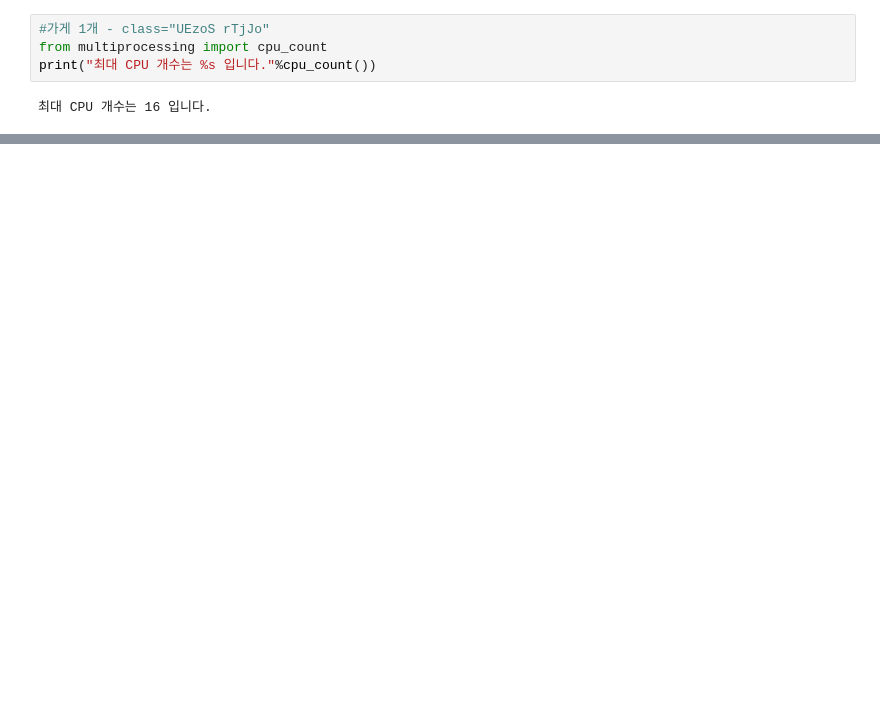
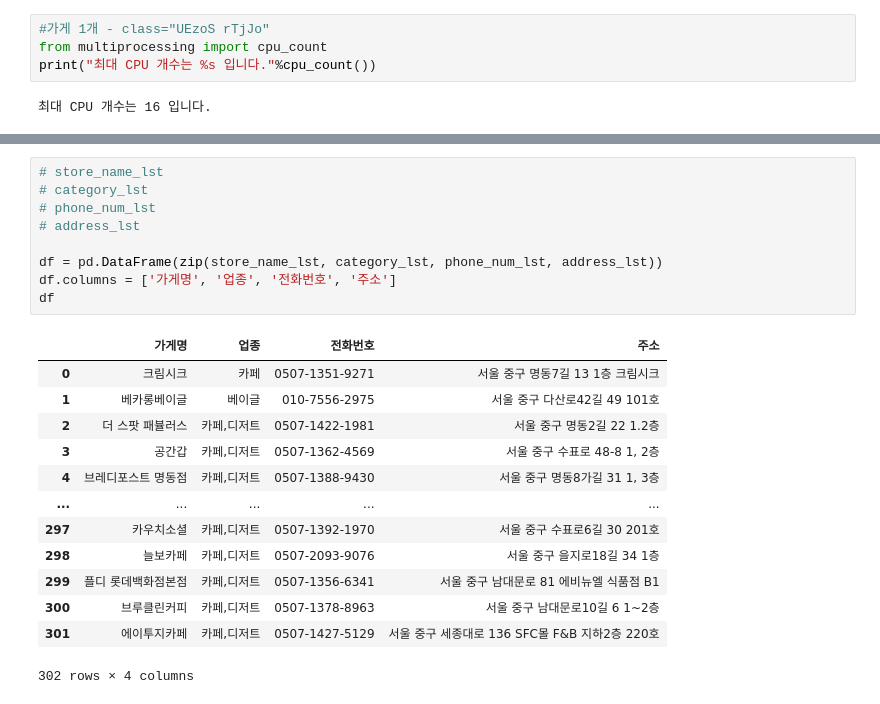
Before and after one commit to CSID-DGU/2024-1-DSCD-ASAP-4, a Jupyter notebook: codes/selenium.ipynb, the cells around one changed output, grey strips where cells are left out. Saved outputs shown, nothing was run; the diff lists cells and outputs as text; blank space fills up the shorter version.

```diff
--- a/codes/selenium.ipynb
+++ b/codes/selenium.ipynb
@@ -266,0 +275,23 @@ print("최대 CPU 개수는 %s 입니다."%cpu_count())
+# %%
+# store_name_lst
+# category_lst
+# phone_num_lst
+# address_lst
+
+df = pd.DataFrame(zip(store_name_lst, category_lst, phone_num_lst, address_lst))
+df.columns = ['가게명', '업종', '전화번호', '주소']
+df
+# %% [output]
+|  | 가게명 | 업종 | 전화번호 | 주소 |
+| 0 | 크림시크 | 카페 | 0507-1351-9271 | 서울 중구 명동7길 13 1층 크림시크 |
+| 1 | 베카롱베이글 | 베이글 | 010-7556-2975 | 서울 중구 다산로42길 49 101호 |
+| 2 | 더 스팟 패뷸러스 | 카페,디저트 | 0507-1422-1981 | 서울 중구 명동2길 22 1.2층 |
+| 3 | 공간갑 | 카페,디저트 | 0507-1362-4569 | 서울 중구 수표로 48-8 1, 2층 |
+| 4 | 브레디포스트 명동점 | 카페,디저트 | 0507-1388-9430 | 서울 중구 명동8가길 31 1, 3층 |
+| ... | ... | ... | ... | ... |
+| 297 | 카우치소셜 | 카페,디저트 | 0507-1392-1970 | 서울 중구 수표로6길 30 201호 |
+| 298 | 늘보카페 | 카페,디저트 | 0507-2093-9076 | 서울 중구 을지로18길 34 1층 |
+| 299 | 플디 롯데백화점본점 | 카페,디저트 | 0507-1356-6341 | 서울 중구 남대문로 81 에비뉴엘 식품점 B1 |
+| 300 | 브루클린커피 | 카페,디저트 | 0507-1378-8963 | 서울 중구 남대문로10길 6 1~2층 |
+| 301 | 에이투지카페 | 카페,디저트 | 0507-1427-5129 | 서울 중구 세종대로 136 SFC몰 F&B 지하2층 220호 |
+302 rows × 4 columns
```
Also changed, not shown: parts of 5 cells of this notebook, 1 other file.
